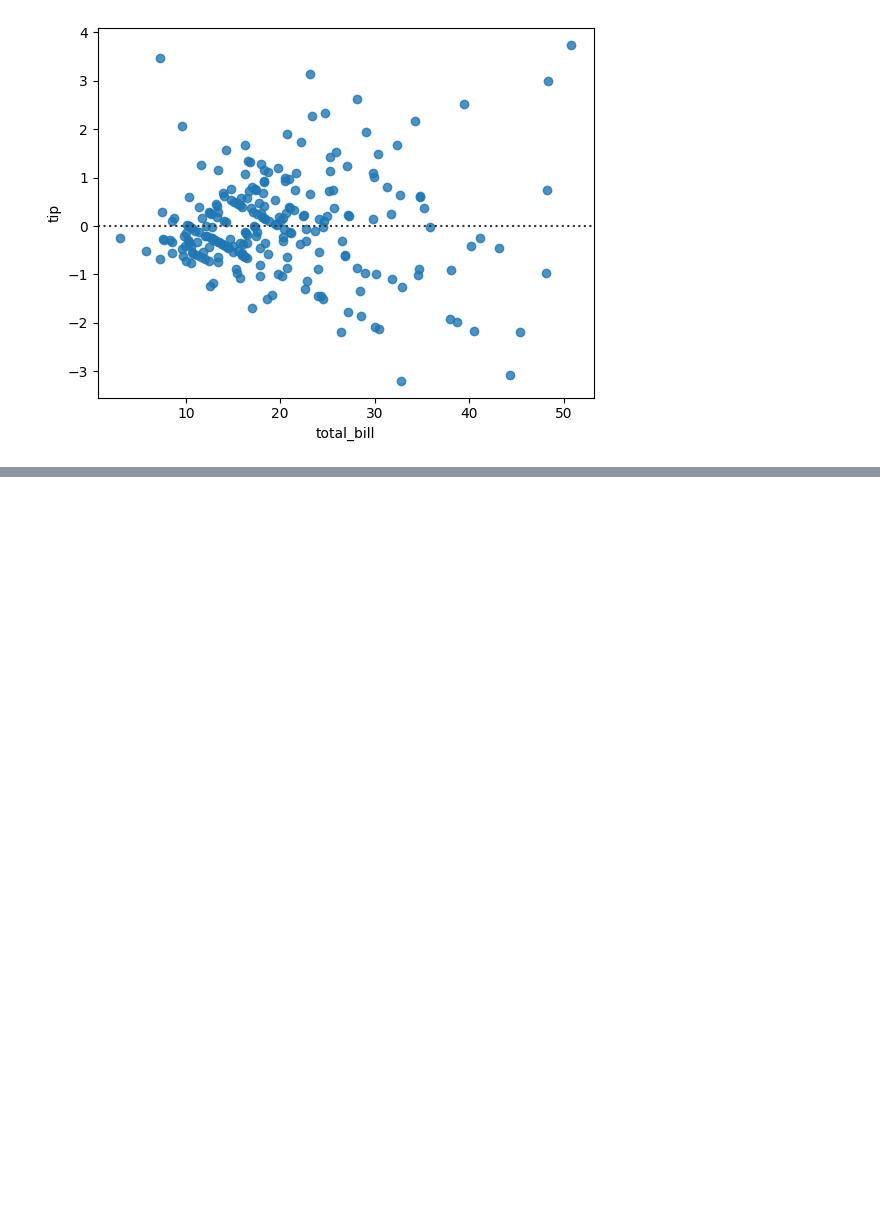
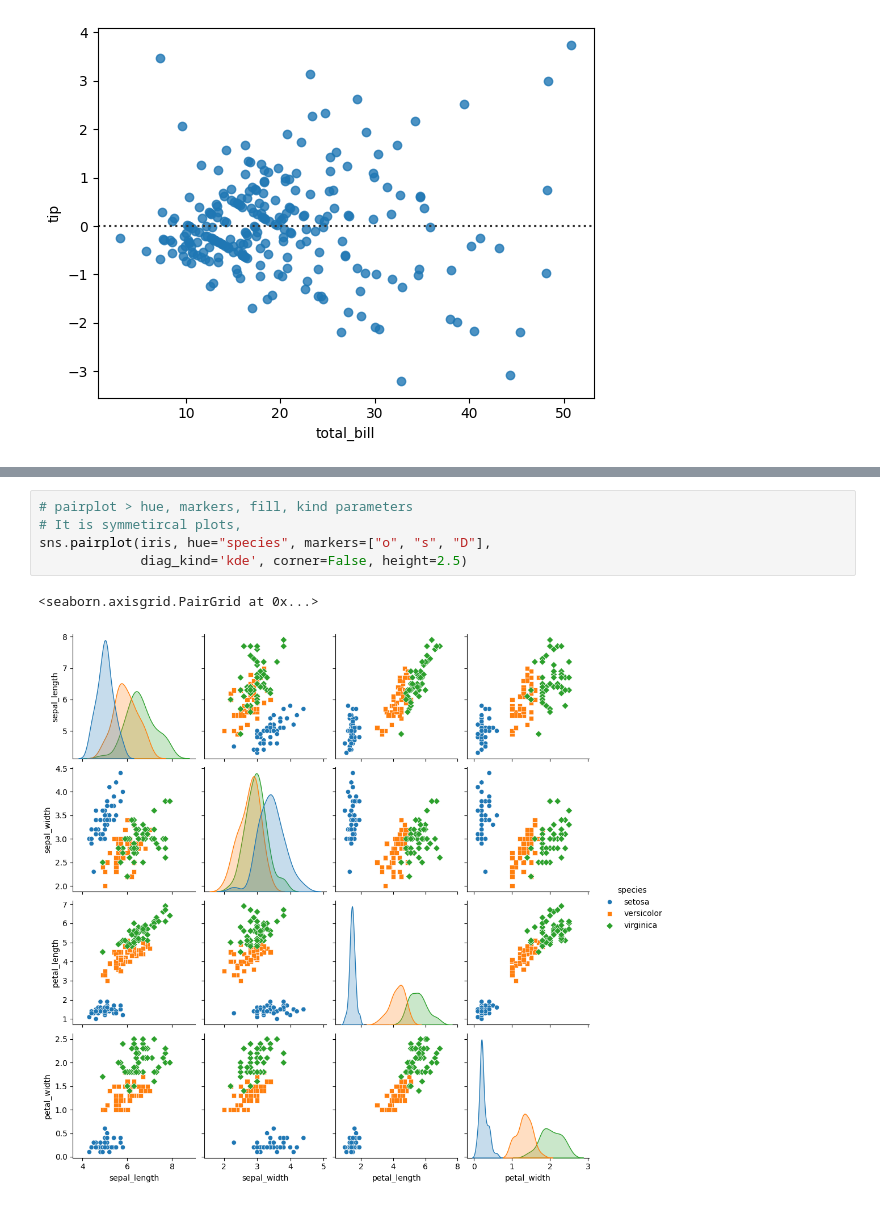
Before and after one commit to akashpagi/SEABORN-DATA-VISUALIZATION-LIBRARY-FOR-DATA-SCIENCE, a Jupyter notebook: SESSION 26 - PLOTTING USING SEABORN PART 2.ipynb, the cells around one changed output, grey strips where cells are left out. Saved outputs shown, nothing was run; the diff lists cells and outputs as text; blank space fills up the shorter version.

```diff
--- a/SESSION 26 - PLOTTING USING SEABORN PART 2.ipynb
+++ b/SESSION 26 - PLOTTING USING SEABORN PART 2.ipynb
@@ -238,0 +277,8 @@ sns.residplot(tips, x='total_bill', y='tip')
+# %%
+# pairplot > hue, markers, fill, kind parameters
+# It is symmetircal plots,
+sns.pairplot(iris, hue="species", markers=["o", "s", "D"],
+             diag_kind='kde', corner=False, height=2.5)
+# %% [output]
+<seaborn.axisgrid.PairGrid at 0x...>
+[figure, added]
```
Also changed, not shown: parts of 18 cells of this notebook.
